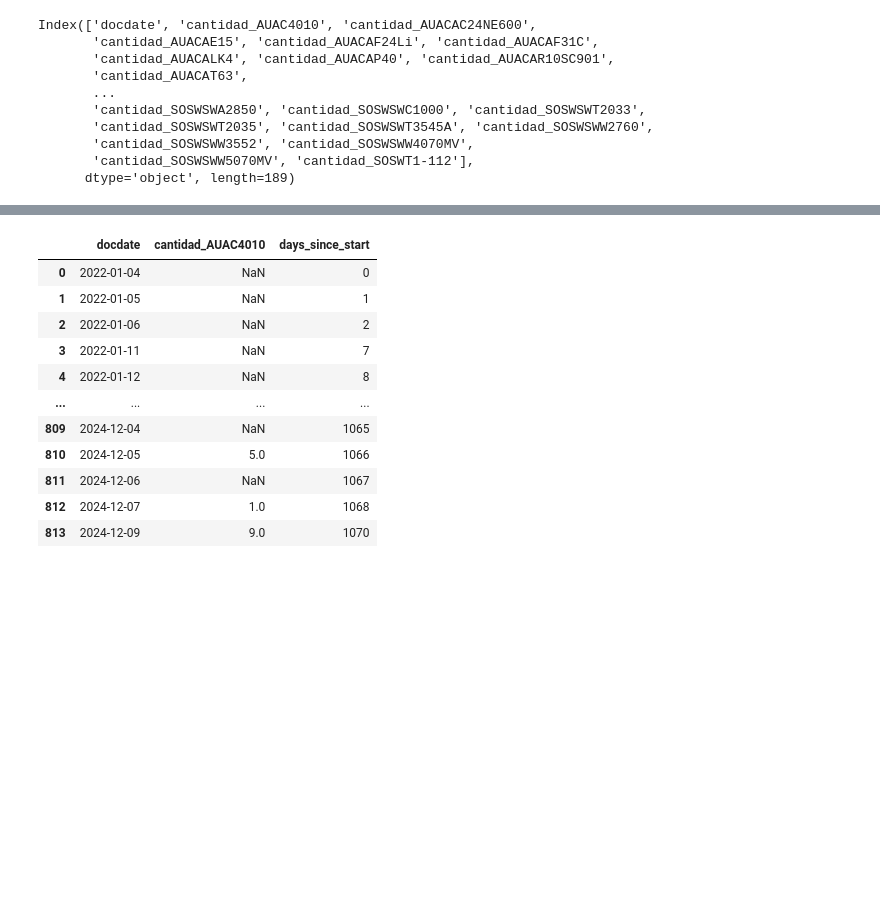
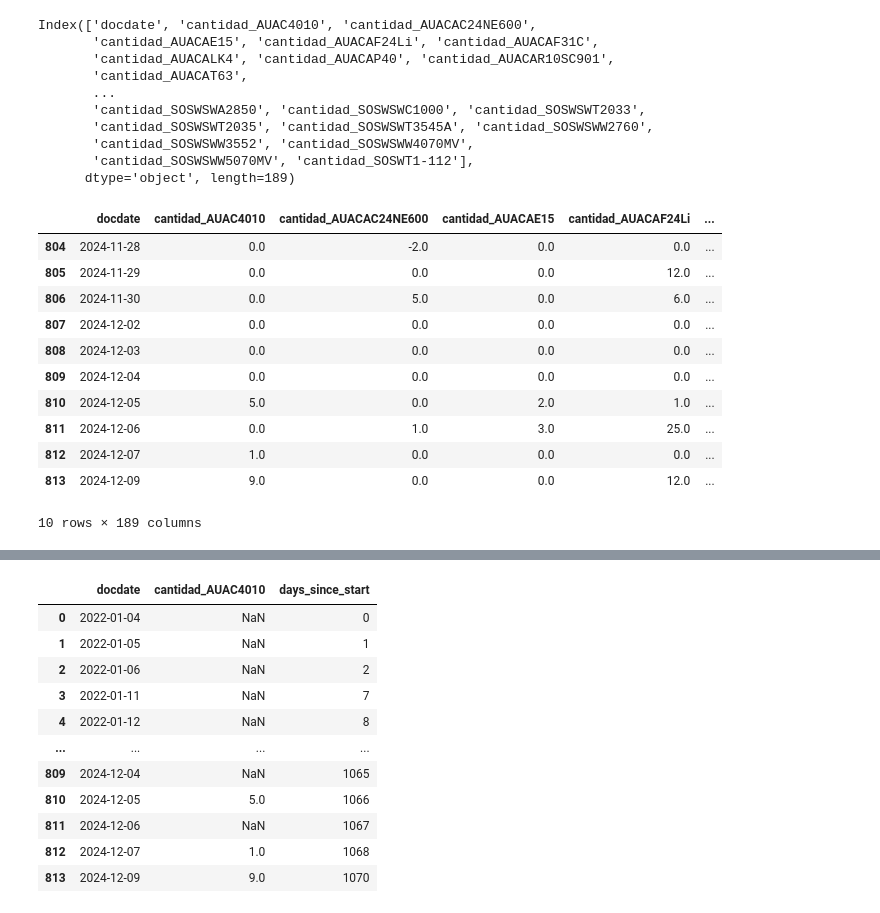
Before and after one commit to luemartinezro/ujueta_project, a Jupyter notebook: mod_data_apilada_Dda_low.ipynb, the cells around one changed output, grey strips where cells are left out. Cells and saved outputs as stored; diff of their text form; code cells hidden in the pictures; blank space fills up the shorter version.

```diff
--- a/mod_data_apilada_Dda_low.ipynb
+++ b/mod_data_apilada_Dda_low.ipynb
@@ -740,0 +745,16 @@ Index(['docdate', 'cantidad_AUAC4010', 'cantidad_AUACAC24NE600',
+# %%
+dlowers = dlowers.fillna(0)
+dlowers.tail(10)
+# %% [output]
+|  | docdate | cantidad_AUAC4010 | cantidad_AUACAC24NE600 | cantidad_AUACAE15 | cantidad_AUACAF24Li | ... |
+| 804 | 2024-11-28 | 0.0 | -2.0 | 0.0 | 0.0 | ... |
+| 805 | 2024-11-29 | 0.0 | 0.0 | 0.0 | 12.0 | ... |
+| 806 | 2024-11-30 | 0.0 | 5.0 | 0.0 | 6.0 | ... |
+| 807 | 2024-12-02 | 0.0 | 0.0 | 0.0 | 0.0 | ... |
+| 808 | 2024-12-03 | 0.0 | 0.0 | 0.0 | 0.0 | ... |
+| 809 | 2024-12-04 | 0.0 | 0.0 | 0.0 | 0.0 | ... |
+| 810 | 2024-12-05 | 5.0 | 0.0 | 2.0 | 1.0 | ... |
+| 811 | 2024-12-06 | 0.0 | 1.0 | 3.0 | 25.0 | ... |
+| 812 | 2024-12-07 | 1.0 | 0.0 | 0.0 | 0.0 | ... |
+| 813 | 2024-12-09 | 9.0 | 0.0 | 0.0 | 12.0 | ... |
+10 rows × 189 columns
```
Also changed, not shown: parts of 9 cells of this notebook.
